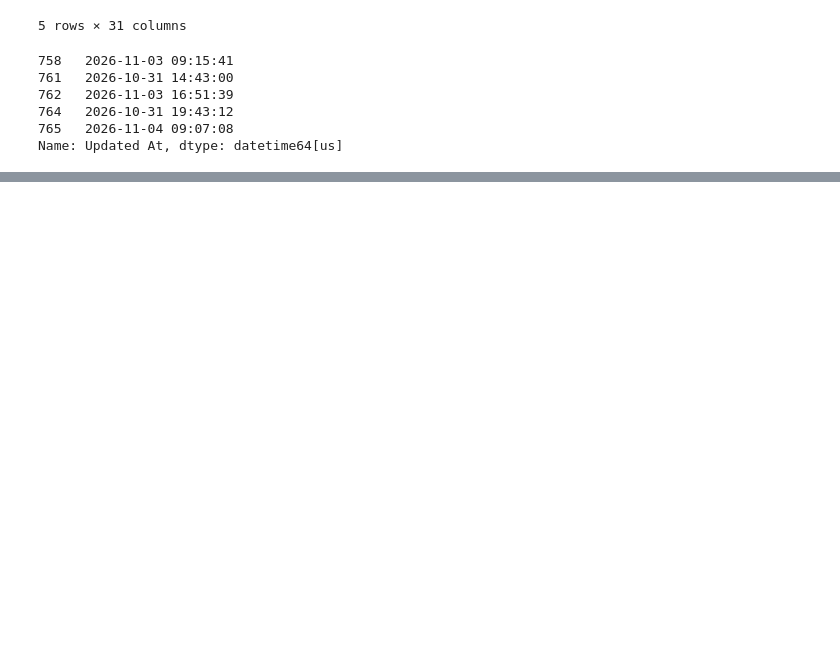
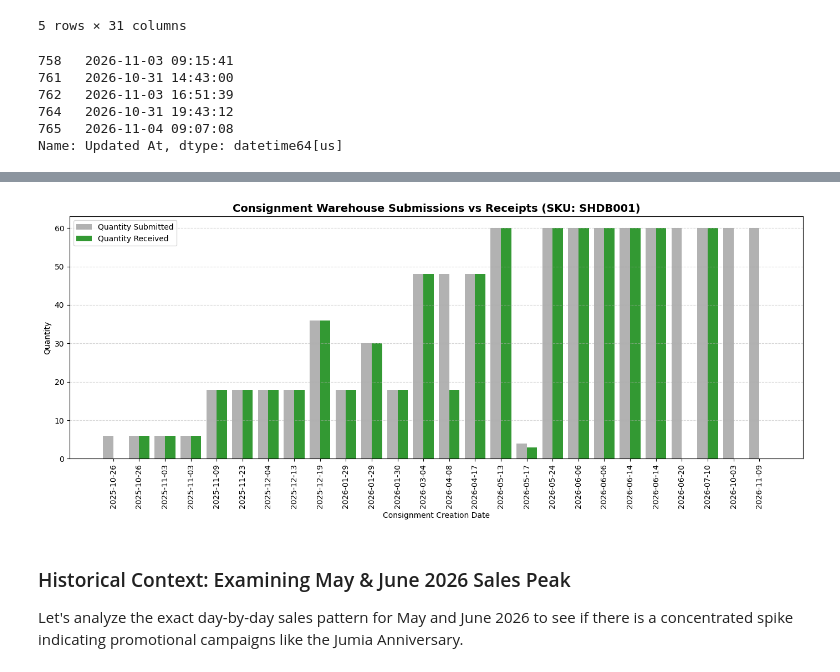
Before and after one commit to felexkuria/Data-Analysyis-using-Python, a Jupyter notebook: Analysis_Ecommerce.ipynb, the cells around one changed output, grey strips where cells are left out. Saved outputs shown, nothing was run; the diff lists cells and outputs as text; code cells hidden in the pictures; blank space fills up the shorter version.

```diff
--- a/Analysis_Ecommerce.ipynb
+++ b/Analysis_Ecommerce.ipynb
@@ -139,0 +412,2 @@ dtype: int64
+# %%
+POs_df=pd.read_excel("/content/consignment_export_20261112_053027.xlsx")
@@ -139,0 +510,18 @@ dtype: int64
+# %%
+# Calculate discrepancy
+sku_pos = POs_df[POs_df['SellerSKU'] == 'SHDB001'].copy()
+sku_pos['CreatedDate'] = pd.to_datetime(sku_pos['CreatedDate'])
+
+# Calculate how many units were 'lost' or not fully received
+sku_pos['Discrepancy'] = sku_pos['QuantitySubmitted'] - sku_pos['QuantityReceived']
+total_submitted = sku_pos['QuantitySubmitted'].sum()
+total_received = sku_pos['QuantityReceived'].sum()
+total_discrepancy = sku_pos['Discrepancy'].sum()
+
+print(f"Total SKU SHDB001 Units Submitted: {total_submitted}")
+print(f"Total SKU SHDB001 Units Received: {total_received}")
+print(f"Total Shortfall / Discrepancy (Dropped off but not received): {total_discrepancy}")
+
+# Display records with discrepancy
+discrepant_pos = sku_pos[sku_pos['Discrepancy'] > 0][['ConsignmentOrderNumber', 'CreatedDate', 'QuantitySubmitted', 'QuantityReceived', 'Discrepancy', 'Status']]
+display(discrepant_pos)
@@ -139,0 +539,28 @@ dtype: int64
+# %%
+# Visualize Quantity Submitted vs Received
+import matplotlib.pyplot as plt
+import seaborn as sns
+
+# Sort by Date for plotting
+sku_pos_sorted = sku_pos.sort_values('CreatedDate')
+sku_pos_sorted['CreatedDate_Str'] = sku_pos_sorted['CreatedDate'].dt.strftime('%Y-%m-%d')
+
+plt.figure(figsize=(14, 6))
+x = range(len(sku_pos_sorted))
+
+plt.bar([i - 0.2 for i in x], sku_pos_sorted['QuantitySubmitted'], width=0.4, label='Quantity Submitted', color='gray', alpha=0.6)
+plt.bar([i + 0.2 for i in x], sku_pos_sorted['QuantityReceived'], width=0.4, label='Quantity Received', color='green', alpha=0.8)
+
+plt.xticks(x, sku_pos_sorted['CreatedDate_Str'], rotation=90)
+plt.title('Consignment Warehouse Submissions vs Receipts (SKU: SHDB001)', fontsize=14, fontweight='bold')
+plt.xlabel('Consignment Creation Date')
+plt.ylabel('Quantity')
+plt.legend()
+plt.grid(True, axis='y', linestyle='--', alpha=0.5)
+plt.tight_layout()
+plt.show()
+# %% [output]
+[figure, added]
+# %% [markdown]
+### Historical Context: Examining May & June 2026 Sales Peak
+Let's analyze the exact day-by-day sales pattern for May and June 2026 to see if there is a concentrated spike indicating promotional campaigns like the Jumia Anniversary.
```
Also changed, not shown: parts of 36 cells of this notebook.
